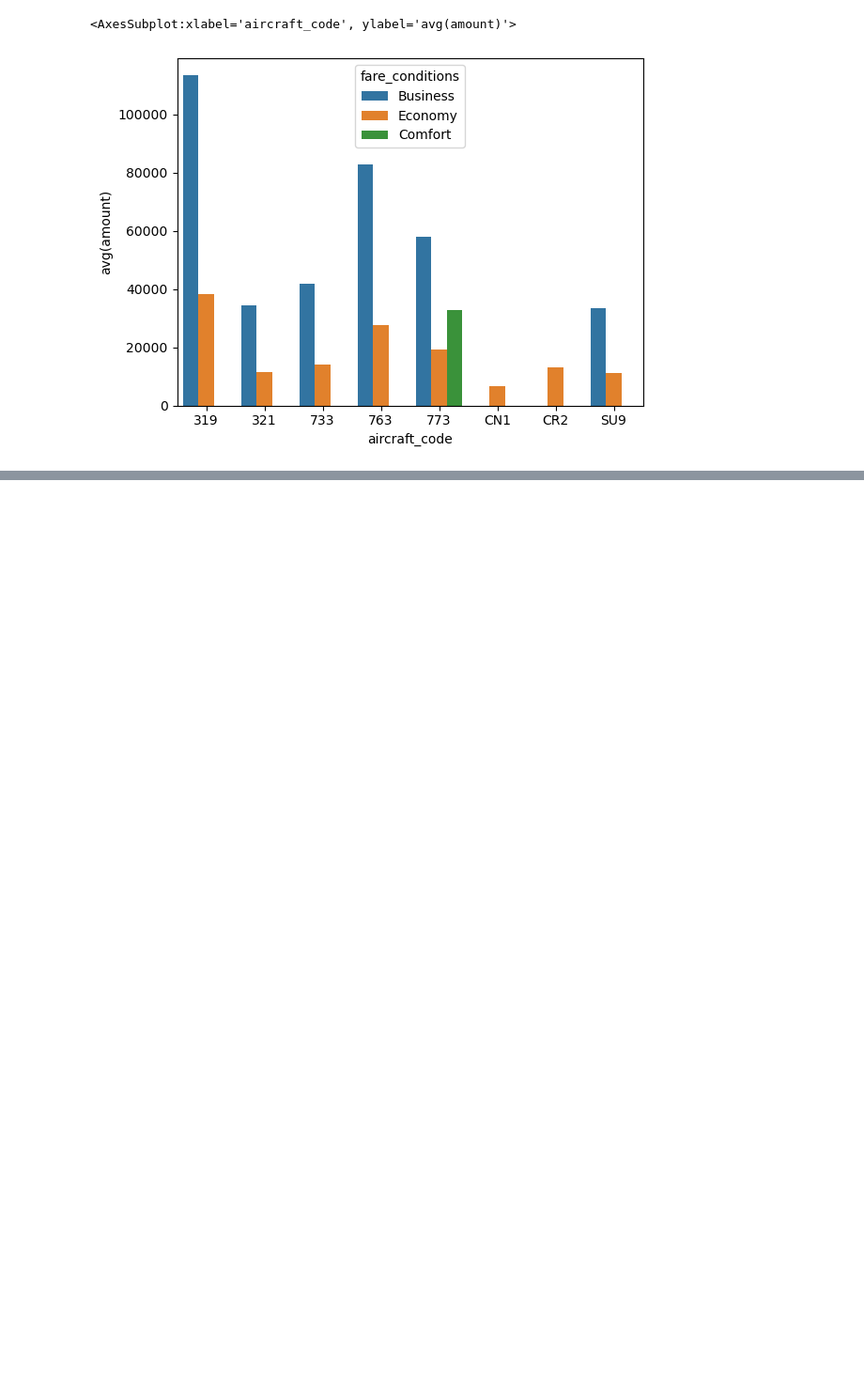
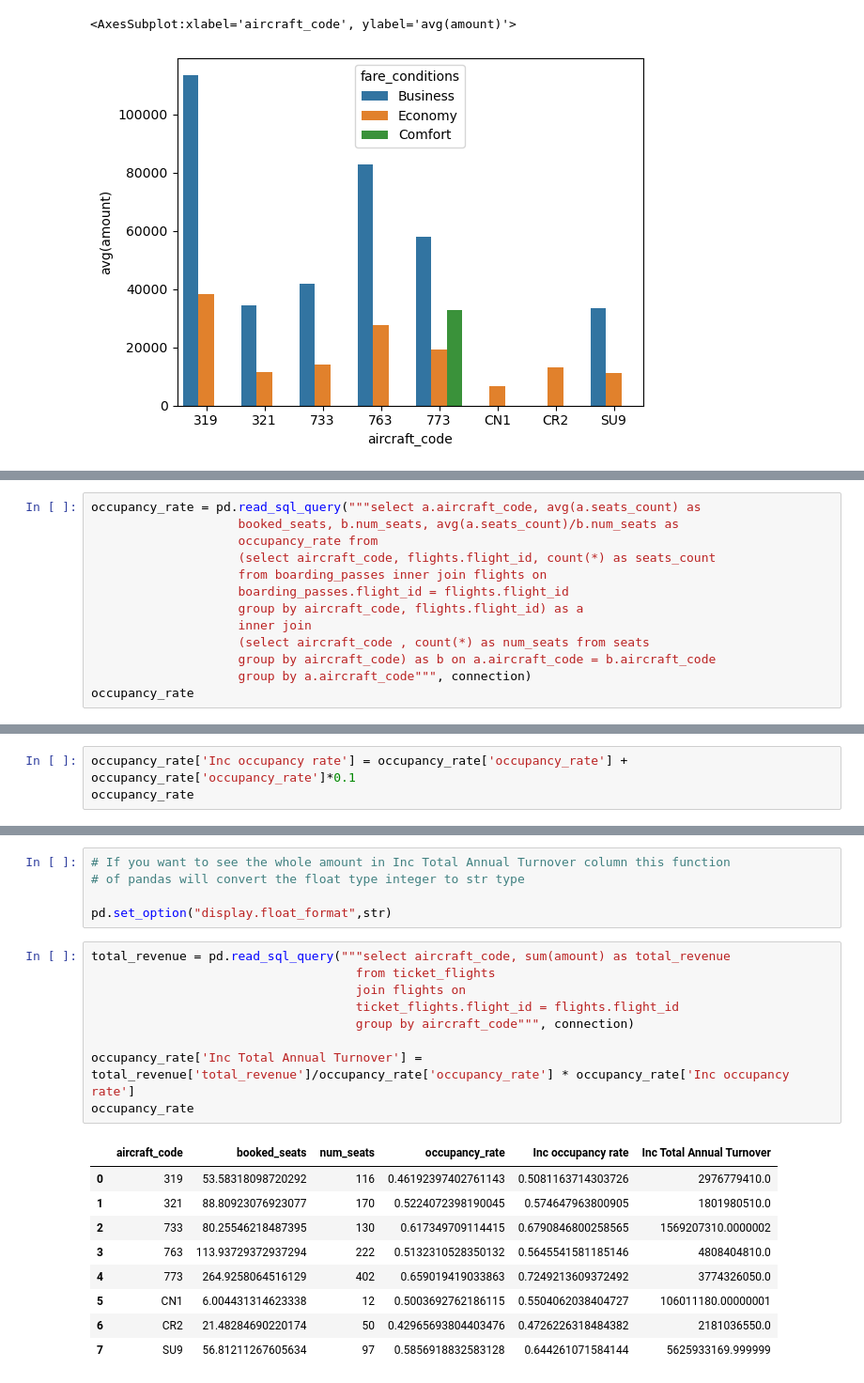
Before and after one commit to akakshat/Airline_Data_Analysis, a Jupyter notebook: airline_data_analysis.ipynb, the cells around one changed output, grey strips where cells are left out. Shown: that part at 94% size. Saved outputs shown, nothing was run; the diff lists cells and outputs as text; blank space fills up the shorter version.

Commit message:
analysing occupancy rate

```diff
--- a/airline_data_analysis.ipynb
+++ b/airline_data_analysis.ipynb
@@ -319,0 +315,13 @@ pd.read_sql_query("""select aircraft_code, flights.flight_id, count(*) as seat_c
+# %%
+occupancy_rate = pd.read_sql_query("""select a.aircraft_code, avg(a.seats_count) as
+                    booked_seats, b.num_seats, avg(a.seats_count)/b.num_seats as
+                    occupancy_rate from
+                    (select aircraft_code, flights.flight_id, count(*) as seats_count
+                    from boarding_passes inner join flights on
+                    boarding_passes.flight_id = flights.flight_id
+                    group by aircraft_code, flights.flight_id) as a
+                    inner join
+                    (select aircraft_code , count(*) as num_seats from seats
+                    group by aircraft_code) as b on a.aircraft_code = b.aircraft_code
+                    group by a.aircraft_code""", connection)
+occupancy_rate
@@ -319,0 +340,3 @@ pd.read_sql_query("""select aircraft_code, flights.flight_id, count(*) as seat_c
+# %%
+occupancy_rate['Inc occupancy rate'] = occupancy_rate['occupancy_rate'] + occupancy_rate['occupancy_rate']*0.1
+occupancy_rate
@@ -319,0 +353,24 @@ pd.read_sql_query("""select aircraft_code, flights.flight_id, count(*) as seat_c
+# %%
+# If you want to see the whole amount in Inc Total Annual Turnover column this function
+# of pandas will convert the float type integer to str type
+
+pd.set_option("display.float_format",str)
+# %%
+total_revenue = pd.read_sql_query("""select aircraft_code, sum(amount) as total_revenue
+                                    from ticket_flights
+                                    join flights on
+                                    ticket_flights.flight_id = flights.flight_id
+                                    group by aircraft_code""", connection)
+
+occupancy_rate['Inc Total Annual Turnover'] = total_revenue['total_revenue']/occupancy_rate['occupancy_rate'] * occupancy_rate['Inc occupancy rate']
+occupancy_rate
+# %% [output]
+|  | aircraft_code | booked_seats | num_seats | occupancy_rate | Inc occupancy rate | Inc Total Annual Turnover |
+| 0 | 319 | 53.58318098720292 | 116 | 0.46192397402761143 | 0.5081163714303726 | 2976779410.0 |
+| 1 | 321 | 88.80923076923077 | 170 | 0.5224072398190045 | 0.574647963800905 | 1801980510.0 |
+| 2 | 733 | 80.25546218487395 | 130 | 0.617349709114415 | 0.6790846800258565 | 1569207310.0000002 |
+| 3 | 763 | 113.93729372937294 | 222 | 0.5132310528350132 | 0.5645541581185146 | 4808404810.0 |
+| 4 | 773 | 264.9258064516129 | 402 | 0.659019419033863 | 0.7249213609372492 | 3774326050.0 |
+| 5 | CN1 | 6.004431314623338 | 12 | 0.5003692762186115 | 0.5504062038404727 | 106011180.00000001 |
+| 6 | CR2 | 21.48284690220174 | 50 | 0.42965693804403476 | 0.4726226318484382 | 2181036550.0 |
+| 7 | SU9 | 56.81211267605634 | 97 | 0.5856918832583128 | 0.644261071584144 | 5625933169.999999 |
```
Also changed, not shown: parts of 15 cells of this notebook.
